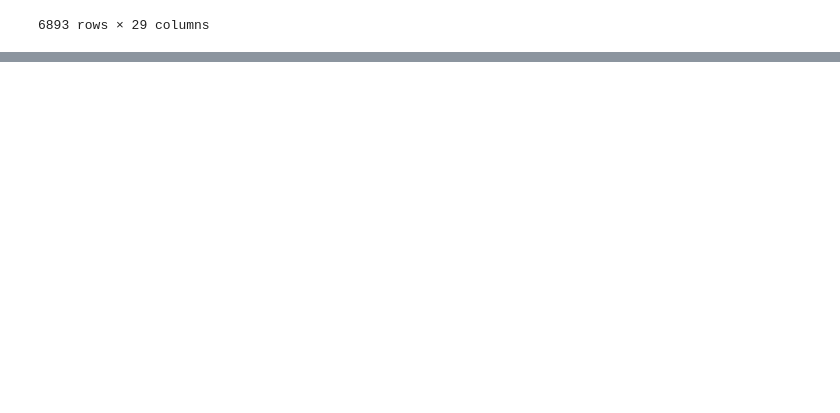
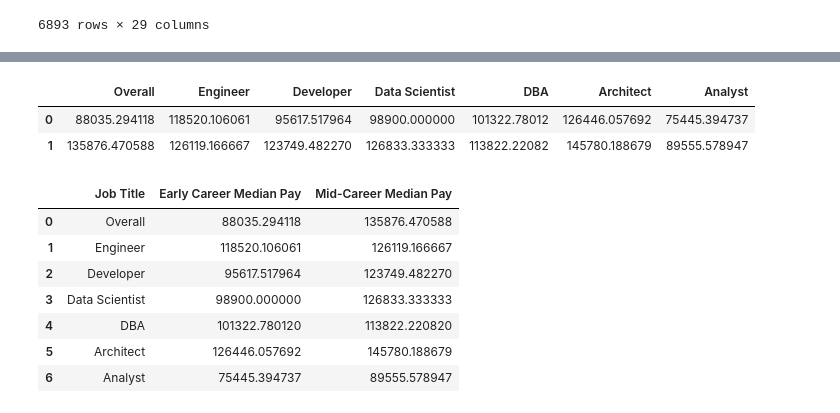
Before and after one commit to tritchlin/group-project1, a Jupyter notebook: Wages.ipynb, the cells around one changed output, grey strips where cells are left out. Saved outputs shown, nothing was run; the diff lists cells and outputs as text; code cells hidden in the pictures; blank space fills up the shorter version.

```diff
--- a/Wages.ipynb
+++ b/Wages.ipynb
@@ -192 +145,21 @@ engineer
+# %%
+sal_rename = pd.DataFrame(sal_rename).reset_index(drop=True)
+sal_rename
+# %% [output]
+|  | Overall | Engineer | Developer | Data Scientist | DBA | Architect | Analyst |
+| 0 | 88035.294118 | 118520.106061 | 95617.517964 | 98900.000000 | 101322.78012 | 126446.057692 | 75445.394737 |
+| 1 | 135876.470588 | 126119.166667 | 123749.482270 | 126833.333333 | 113822.22082 | 145780.188679 | 89555.578947 |
+# %%
+salary_pivot = sal_rename.transpose().reset_index()
+salary_pivot = salary_pivot.rename({"index":"Job Title",0:"Early Career Median Pay",1:"Mid-Career Median Pay"},axis='columns')
+salary_pivot
+# %% [output]
+|  | Job Title | Early Career Median Pay | Mid-Career Median Pay |
+| 0 | Overall | 88035.294118 | 135876.470588 |
+| 1 | Engineer | 118520.106061 | 126119.166667 |
+| 2 | Developer | 95617.517964 | 123749.482270 |
+| 3 | Data Scientist | 98900.000000 | 126833.333333 |
+| 4 | DBA | 101322.780120 | 113822.220820 |
+| 5 | Architect | 126446.057692 | 145780.188679 |
+| 6 | Analyst | 75445.394737 | 89555.578947 |
 # %%
```
Also changed, not shown: parts of 26 cells of this notebook.
